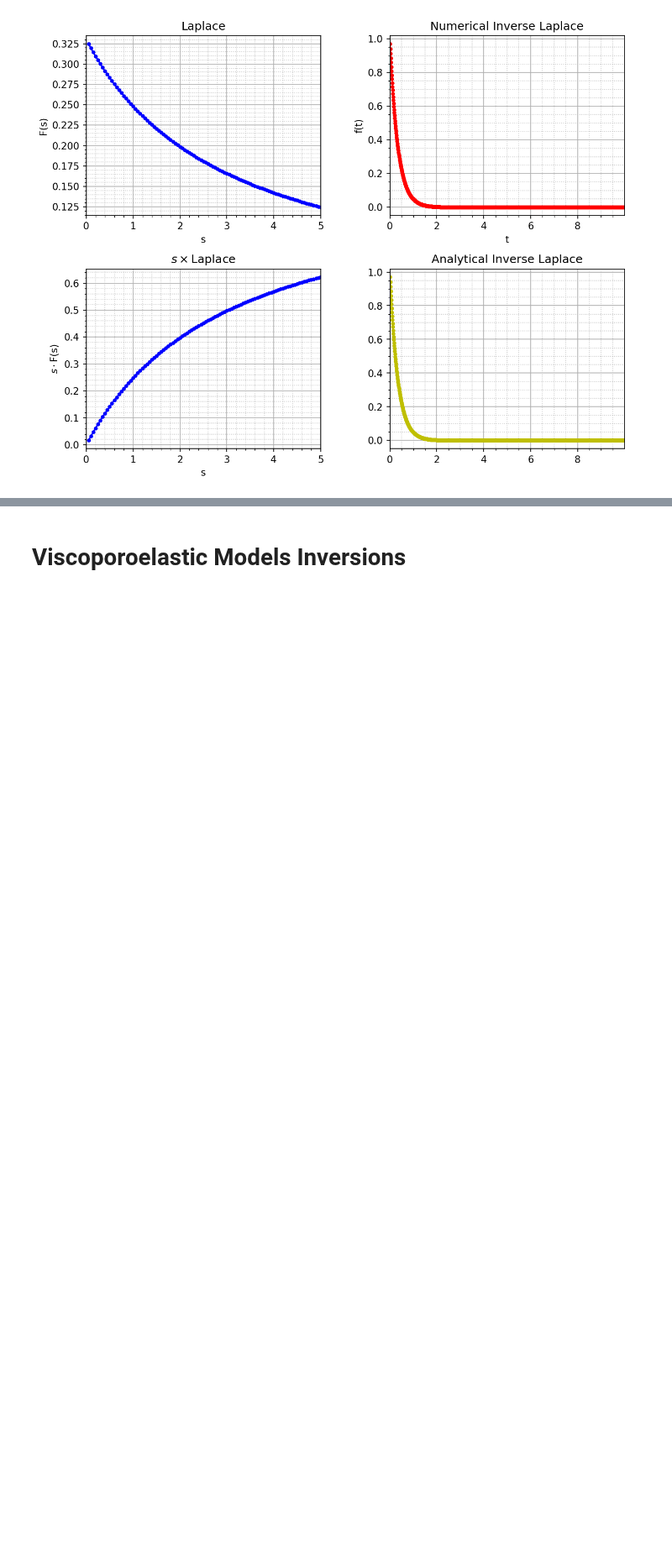
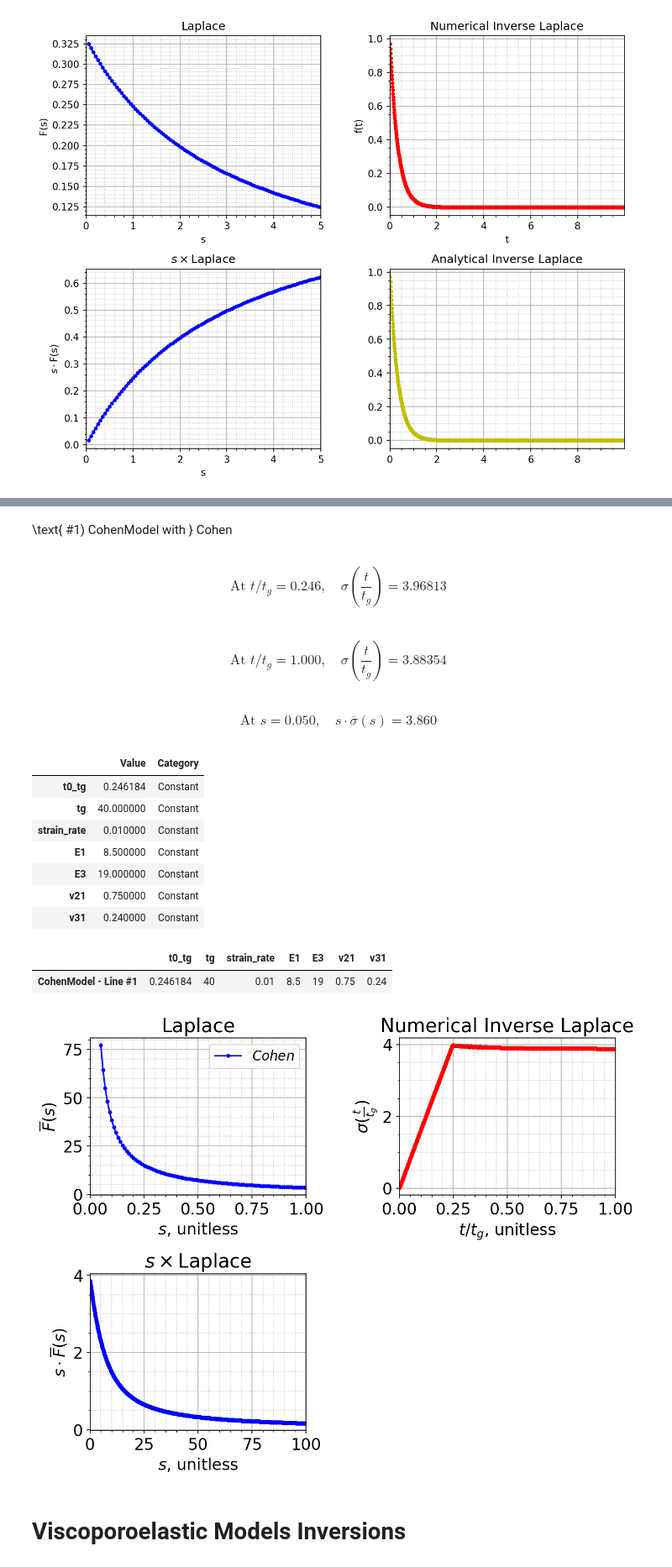
Before and after one commit to ryerrabelli/Yerrabelli-Spector-Poroelastic-Model-Code, a Jupyter notebook: src/ViscoporoelasticInversion.ipynb, the cells around one changed output, grey strips where cells are left out. Shown at 84% size. Saved outputs shown, nothing was run; the diff lists cells and outputs as text; code cells hidden in the pictures; blank space fills up the shorter version.

Commit message:
Plotted Cohen Model inversion per Dr. Spector's request. Also fixed error in prior document and fixed minor error with importing in ModelInversions.ipynb

```diff
--- a/src/ViscoporoelasticInversion.ipynb
+++ b/src/ViscoporoelasticInversion.ipynb
@@ -123,0 +129,63 @@ It took 0.0126 sec to numerically invert Laplace the func for 999 input times.
+# %%
+#@markdown Cohen Inversion
+
+importlib.reload(plotting)
+importlib.reload(viscoporoelastic_model)
+from viscoporoelastic_model import CohenModel
+
+
+VPEs = [(CohenModel(),
+         fr"$Cohen$") ]
+
+t0_tg = VPEs[0][0].t0_tg
+tg = VPEs[0][0].tg
+
+"""
+func = []
+import copy
+func.append(vpe.laplace_value)
+vpeB = copy.deepcopy(vpe)
+vpeB.Vrtheta =  0.7
+func.append(vpeB.laplace_value)
+"""
+
+# inputting a value of time=0 doesn't error (just returns None/NaN), but takes longer (about 2x as much) on python; not really MATLAB though
+#plot_times = np.arange(0.01, 1.001, 0.001)*tg
+plot_times = np.linspace(0.001, 1, num=1001, endpoint=True)*tg
+#input_times = np.concatenate((plot_times, np.array([5,10,20])*tg))
+input_times = plot_times
+#func = vpe.laplace_value
+func = [vpe.laplace_value for vpe, label in VPEs]
+func_labels = [label for vpe, label in VPEs]
+func_name = {"t":r"$\sigma(\frac{t}{t_g})$", "s":r"$\overline{\sigma}(s)$"}
+x_names   = {"t":r"$t/t_g$, unitless", "s":r"$s$, unitless"}
+plot_props = {
+    "t":{"y":{"name":r"$\sigma(\frac{t}{t_g})$"}, "x":{"name":r"$t/t_g$, unitless", "scale":"linear"}},
+    "s":{"y":{"name":r"$\overline{F}(s)$"},  "x":{"name":r"$s$, unitless"}},
+}
+plot_s = np.linspace(0.05, 1, num=96, endpoint=True)
+plot_s_s = np.linspace(0.05, 100, num=1000, endpoint=True) # for function x s
+input_s = np.concatenate((plot_s, plot_s_s, np.array([0.001])))
+
+
+plt.rc('font', size=16)  # default font size is 10
+fig, axs, laplace_vals_all, inverted_vals_numerical_all, inverted_vals_analytical_all=plotting.plot_laplace_analysis(
+    funcs=func, plot_props=plot_props, input_s=input_s, plot_s=plot_s, plot_s_s=plot_s_s,
+    input_times=input_times, plot_times=plot_times, time_const=tg,
+    #model_name = VPEs[0][0].get_model_name(),
+    func_labels = func_labels)
+
+itemindex = np.abs(input_times/tg - t0_tg).argmin()
+for ind, ((vpe, label), laplace_vals, inverted_vals_numerical, inverted_vals_analytical) in enumerate(zip(VPEs, laplace_vals_all, inverted_vals_numerical_all, inverted_vals_analytical_all)):
+    display(IPython.display.Latex(fr"\text{{ \#{ind+1}) {vpe.get_model_name()} with }} {label.replace('$','')}"))
+    display(IPython.display.Math(fr"\text{{At }} t/t_g={input_times[itemindex]/tg:.3f}, \quad {func_name['t'].replace('$','')}={inverted_vals_numerical[itemindex]:0.5f}"))
+    display(IPython.display.Math(fr"\text{{At }} t/t_g={input_times[-1]/tg:.3f}, \quad {func_name['t'].replace('$','')}={inverted_vals_numerical[-1]:0.5f}"))
+    display(IPython.display.Math(fr"\text{{At }} s={input_s[0]:.3f}, \quad s\cdot{func_name['s'].replace('$','')}={laplace_vals[0]*input_s[0]:0.3f}"))
+    display(vpe.get_var_df())
+
+#df_params = pd.DataFrame(vpe.get_var_dict(),index=[vpe.get_model_name()])
+#df_params = pd.DataFrame([vpe.get_var_dict() for vpe, label in VPEs], index=[vpe.get_model_name() + "-" + label for vpe, label in VPEs])
+#df_params = pd.DataFrame([{**vpe.get_var_dict(), **{"lab":label}} for vpe, label in VPEs], index=[vpe.get_model_name() + "-" + label for vpe, label in VPEs])
+df_params = pd.DataFrame([vpe.get_var_dict() for vpe, label in VPEs], index=[f"{vpe.get_model_name()} - Line #{ind+1}" for ind, (vpe, label) in enumerate(VPEs)])
+display(df_params)
+# %% [output]
@@ -124,3 +196,18 @@ It took 0.0126 sec to numerically invert Laplace the func for 999 input times.
+\text{ \#1) CohenModel with } Cohen
+$$\text{At } t/t_g=0.246, \quad \sigma(\frac{t}{t_g})=3.96813$$
+$$\text{At } t/t_g=1.000, \quad \sigma(\frac{t}{t_g})=3.88354$$
+$$\text{At } s=0.050, \quad s\cdot\overline{\sigma}(s)=3.860$$
+|  | Value | Category |
+| t0_tg | 0.246184 | Constant |
+| tg | 40.000000 | Constant |
+| strain_rate | 0.010000 | Constant |
+| E1 | 8.500000 | Constant |
+| E3 | 19.000000 | Constant |
+| v21 | 0.750000 | Constant |
+| v31 | 0.240000 | Constant |
+|  | t0_tg | tg | strain_rate | E1 | E3 | v21 | v31 |
+| CohenModel - Line #1 | 0.246184 | 40 | 0.01 | 8.5 | 19 | 0.75 | 0.24 |
+[figure, added]
 # %% [markdown]
 # Viscoporoelastic Models Inversions
 # %%
```
Also changed, not shown: parts of 4 cells of this notebook, 5 other files.
